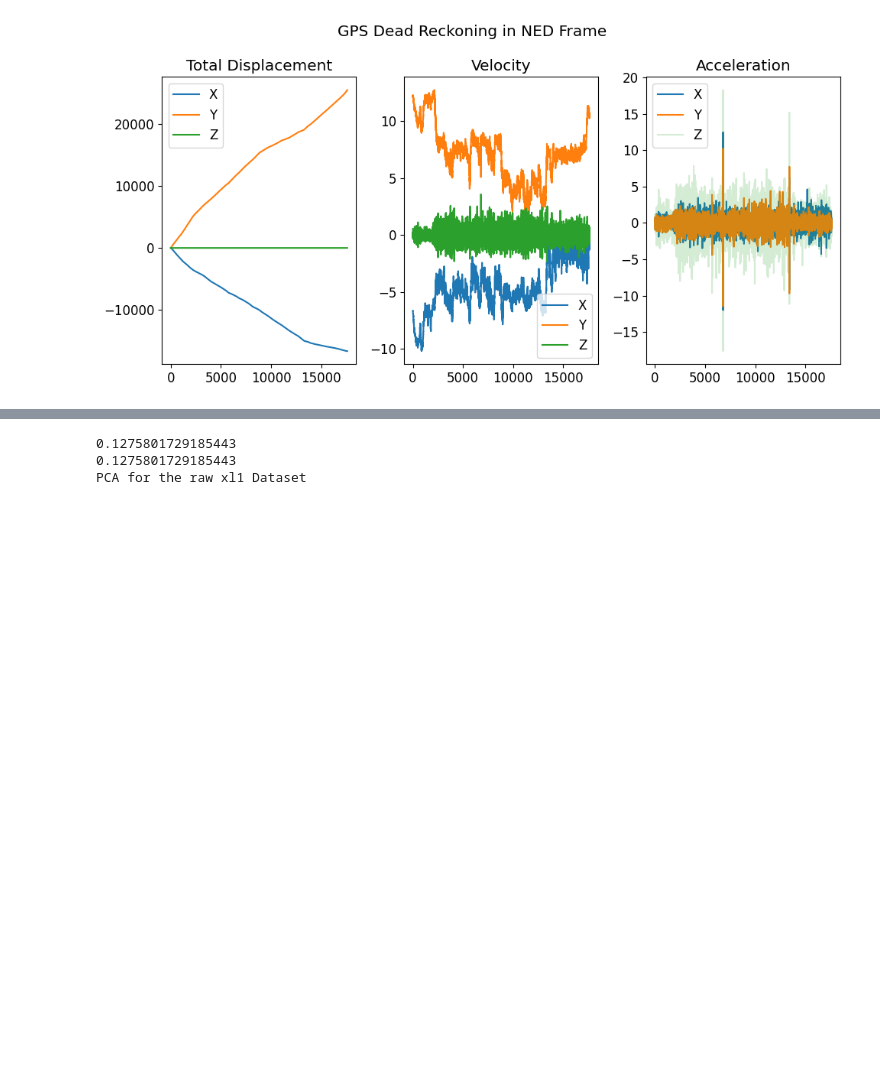
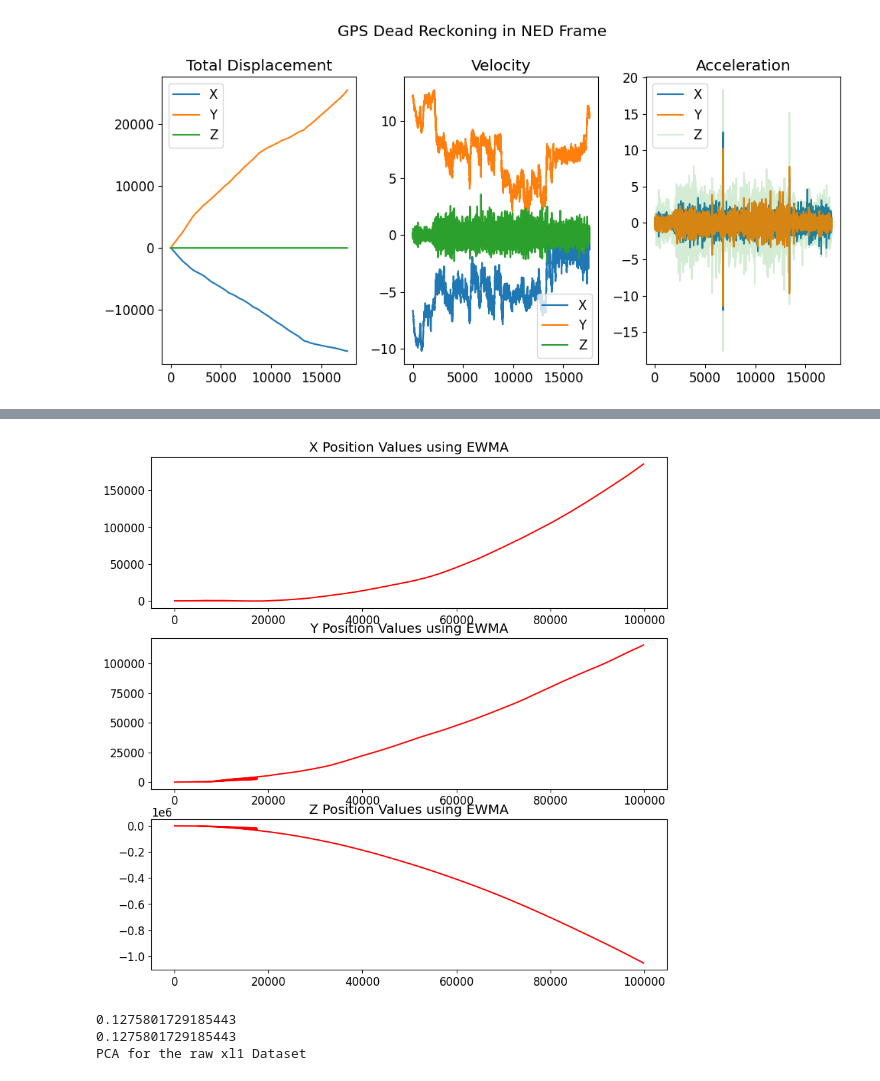
Before and after one commit to ahmedRafique744/Trim-management, a Jupyter notebook: imu_processing.ipynb, the cells around one changed output, grey strips where cells are left out. Drawn from its saved outputs; the diff is of its cells as text; code cells hidden in the pictures; blank space fills up the shorter version.

```diff
--- a/imu_processing.ipynb
+++ b/imu_processing.ipynb
@@ -1117,24 +1117,59 @@ pos_gps , vel_gps, acc_ned = gps_dead_reckoning(gps_ned, dt, start=0, end=-1)
 [figure]
 [figure]
 # %%
-pos_gps = np.array(pos_gps).T
+def ewma(alpha, gps_p = pos_gps, gps_vel = vel_gps, xl_p = xl_ned_pos, xl_vel = xl_ned_vel, xl = xl_dat, gps = gps_df):
+    gps_p = np.array(gps_p)
+    gps_p = gps_p.T
+    gps_vel = np.array(gps_vel)
 
-print(pos_gps.shape)
-print(xl_ned_pos.shape)
-print(xl_ned_vel.shape)
+    print(gps_p.shape)
+    print(xl_p.shape)
+    print(xl_vel.shape)
 
-buffer_arr = np.zeros(912454, dtype=int)
-print(buffer_arr)
+    gps_timestamps = np.array(gps['timestamp'])
+    xl_timestamps = xl[:,1]
+    xl_timestamps = np.round(xl_timestamps, decimals=1)
 
-gps_timestamps = np.array(gps_df['timestamp'])
-xl_timestamps = xl_dat[:,1]
-xl_timestamps = np.round(xl_timestamps, decimals=1)
-# gps_timestamps = np.concatenate((gps_timestamps, buffer_arr), axis = 0)
+    print(xl_timestamps)
+    print(gps_timestamps)
 
-print(xl_timestamps)
-print(gps_timestamps)
+    imu_arr = np.hstack((xl_p, xl_vel))
 
-for i in range(gps_timestamps.shape):
-    for j in range(xl_timestamps.shape):
-        if i == j:
+    for i in range(gps_timestamps.shape[0]):
+        index_list = np.where(xl_timestamps[:17610] == gps_timestamps[i])[0]
+        if len(index_list) > 0:
+            for item in index_list:
+                prev_state = np.hstack((xl_p[item], xl_vel[item]))
+                gps_state = np.hstack((gps_p[i], gps_vel[i]))
+                np.squeeze(prev_state)
+                np.squeeze(gps_state)
+                curr_state = prev_state + alpha*(gps_state - prev_state)
+                imu_arr[item] = curr_state
+
+    return imu_arr
+
+new_arr = ewma(0.5)
+
+# print(np.hstack((xl_ned_pos, xl_ned_vel)).shape)
+# print(np.hstack((xl_ned_pos, xl_ned_vel)))
+
+print(np.array(new_arr))
+print(np.array(new_arr).shape)
+
+new_arr = np.array(new_arr)
+
+# Plot of the EWMA result:
+
+fig, axes = plt.subplots(3, 1)
+fig.set_figwidth(10)
+fig.set_figheight(10)
+axes[0].plot(new_arr[:,0], color = 'red')
+axes[0].set_title("X Position Values using EWMA")
+
+axes[1].plot(new_arr[:,1], color = 'red')
+axes[1].set_title("Y Position Values using EWMA")
+
+axes[2].plot(new_arr[:,2], color = 'red')
+axes[2].set_title("Z Position Values using EWMA")
+plt.show()
 # %% [output]
@@ -1147,3 +1195,4 @@ for i in range(gps_timestamps.shape):
+[figure, added]
 # %%
 # Implementing PCA on xl1_ned and xl1_dat
 
```
Also changed, not shown: parts of 1 cell of this notebook.
